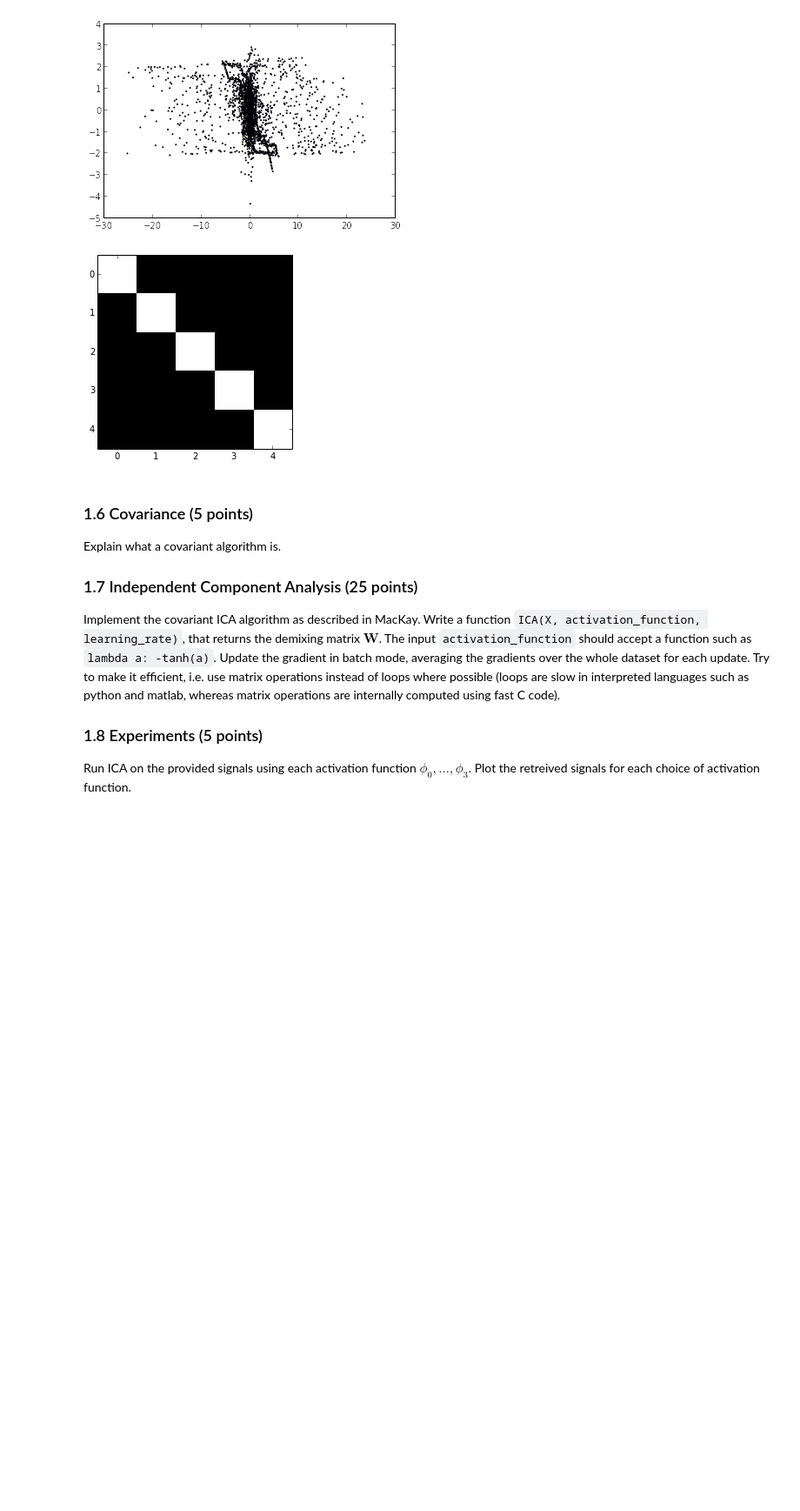
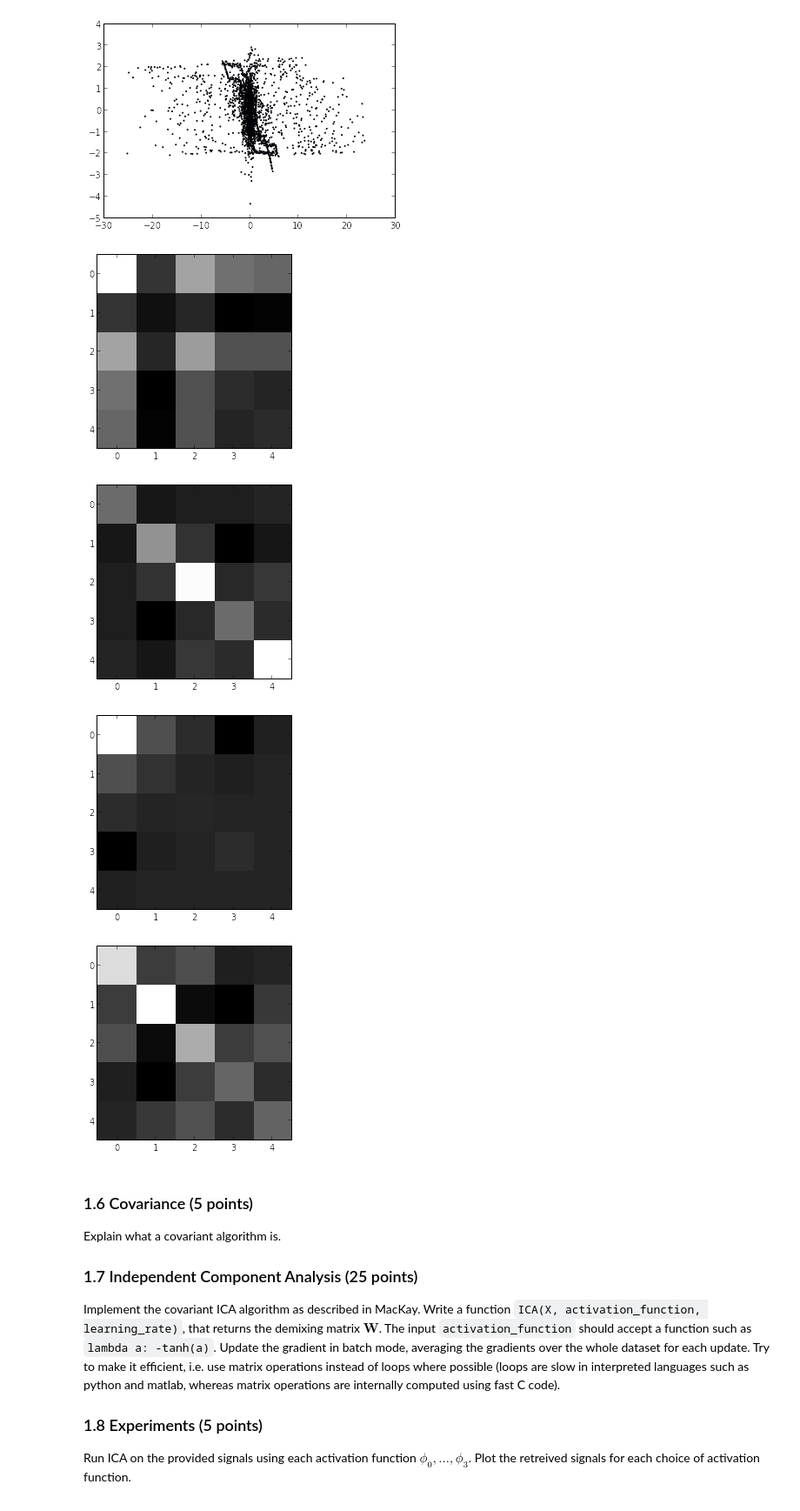
Before and after one commit to sagieske/ml2, a Jupyter notebook: lab1.ipynb, the cells around one changed output. Shown: that part at 87% size. Saved outputs shown, nothing was run; the diff lists cells and outputs as text; code cells hidden in the pictures; blank space fills up the shorter version.

Commit message:
covariance matrices

```diff
--- a/lab1.ipynb
+++ b/lab1.ipynb
@@ -330,11 +330,25 @@ scatterplot(W_x,W_s)
 [figure]
 [figure]
 [figure]
-# %%
-C = np.eye(5)  # Dummy matrix; compute covariance here
-ax = imshow(C, cmap='gray', interpolation='nearest')
-# %% [output]
-[figure, removed]
+# %%
+C = np.eye(5)  # Dummy matrix; compute covariance here
+cov_x = np.cov(X)
+cov_s = np.cov(S)
+cov_xw = np.cov(W_x)
+cov_sw = np.cov(W_s)
+ax = imshow(cov_x, cmap='gray', interpolation='nearest')
+plt.show()
+ax = imshow(cov_s, cmap='gray', interpolation='nearest')
+plt.show()
+ax = imshow(cov_xw, cmap='gray', interpolation='nearest')
+plt.show()
+ax = imshow(cov_sw, cmap='gray', interpolation='nearest')
+plt.show()
+# %% [output]
+[figure, added]
+[figure, added]
+[figure, added]
+[figure, added]
 # %% [markdown]
 ### 1.6 Covariance (5 points)
 Explain what a covariant algorithm is.
```
